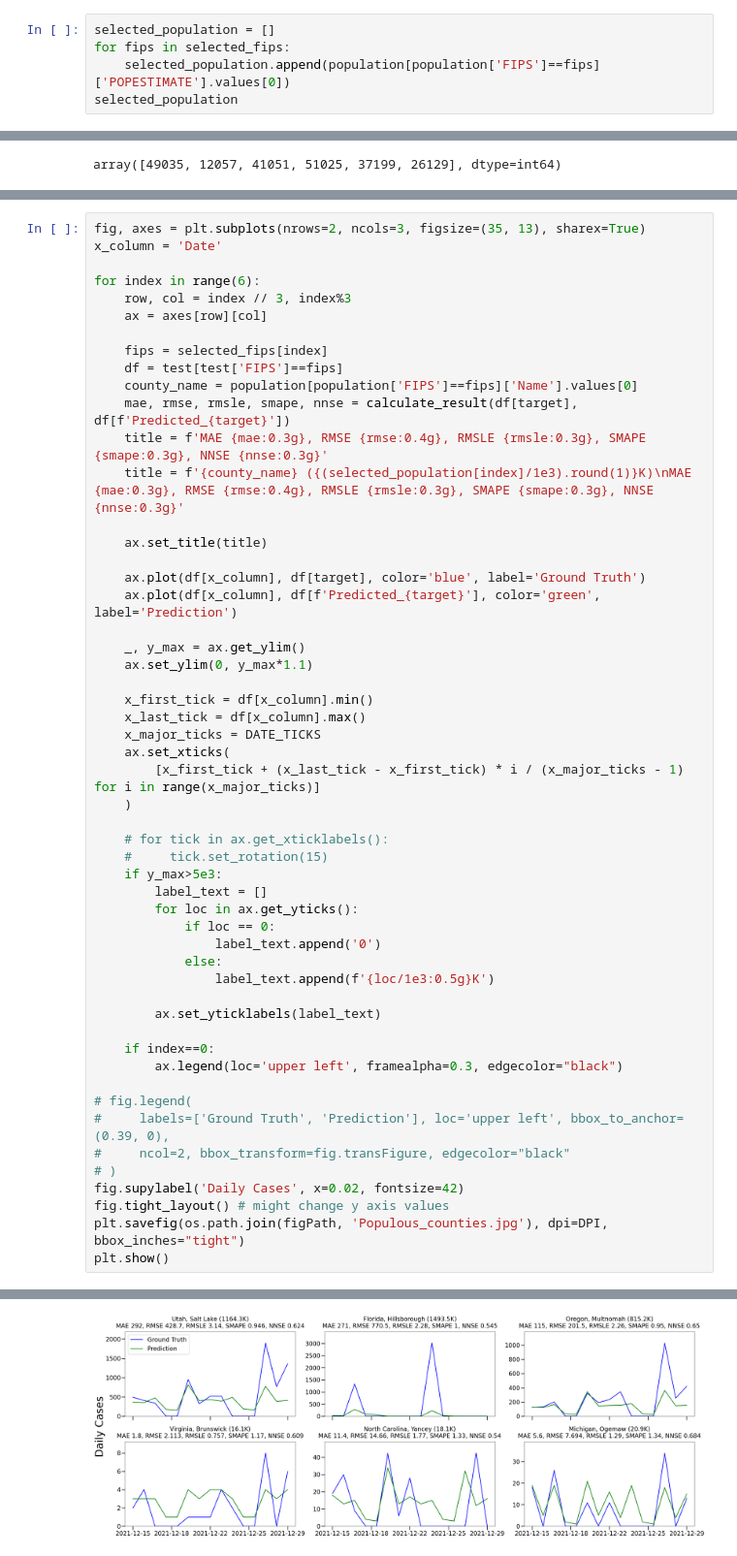
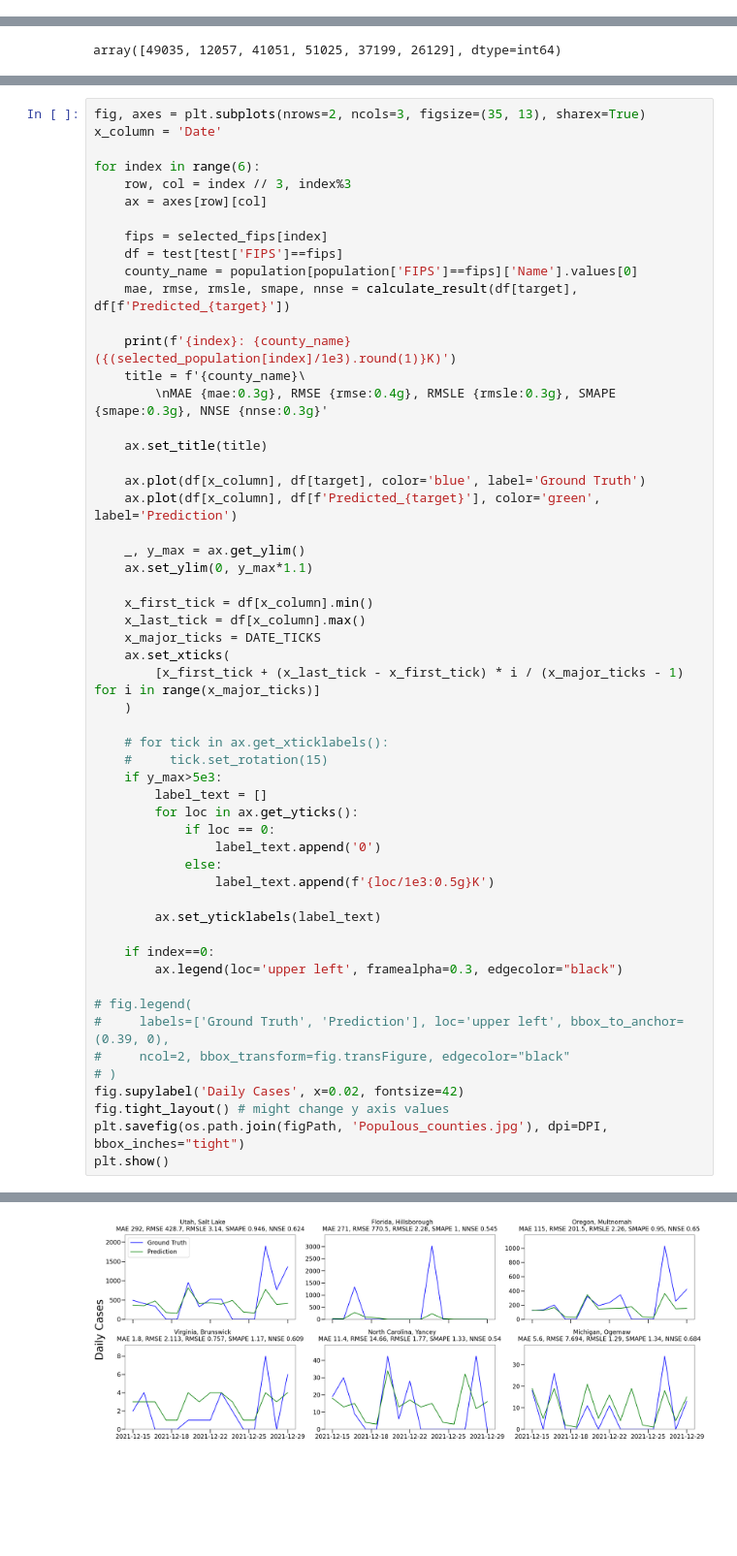
Before and after one commit to Data-ScienceHub/gpce-covid, a Jupyter notebook: TFT-pytorch/notebook/Population cuts.ipynb, the cells around one changed output, grey strips where cells are left out. Shown at 97% size. Cells and saved outputs as stored; diff of their text form; blank space fills up the shorter version.

```diff
--- a/TFT-pytorch/notebook/Population cuts.ipynb
+++ b/TFT-pytorch/notebook/Population cuts.ipynb
@@ -95,5 +54,0 @@ selected_fips = np.concatenate((top, bottom), axis=None)
-# %%
-selected_population = []
-for fips in selected_fips:
-    selected_population.append(population[population['FIPS']==fips]['POPESTIMATE'].values[0])
-selected_population
@@ -182,8 +83,10 @@ for index in range(6):
     df = test[test['FIPS']==fips]
     county_name = population[population['FIPS']==fips]['Name'].values[0]
     mae, rmse, rmsle, smape, nnse = calculate_result(df[target], df[f'Predicted_{target}'])
-    title = f'MAE {mae:0.3g}, RMSE {rmse:0.4g}, RMSLE {rmsle:0.3g}, SMAPE {smape:0.3g}, NNSE {nnse:0.3g}'
-    title = f'{county_name} ({(selected_population[index]/1e3).round(1)}K)\nMAE {mae:0.3g}, RMSE {rmse:0.4g}, RMSLE {rmsle:0.3g}, SMAPE {smape:0.3g}, NNSE {nnse:0.3g}'
+
+    print(f'{index}: {county_name} ({(selected_population[index]/1e3).round(1)}K)')
+    title = f'{county_name}\
+        \nMAE {mae:0.3g}, RMSE {rmse:0.4g}, RMSLE {rmsle:0.3g}, SMAPE {smape:0.3g}, NNSE {nnse:0.3g}'
 
     ax.set_title(title)
 
@@ -227 +136 @@ plt.show()
-[figure, old version]
+[figure, new version]
```
Also changed, not shown: parts of 23 cells of this notebook, 50 other files.
